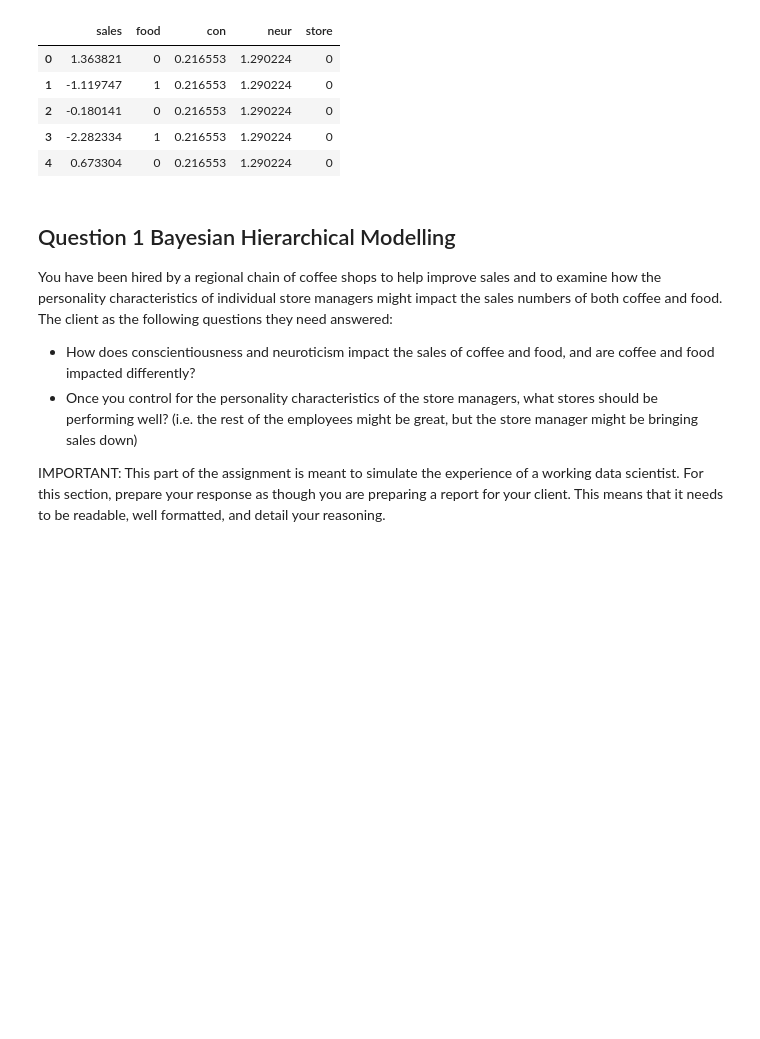
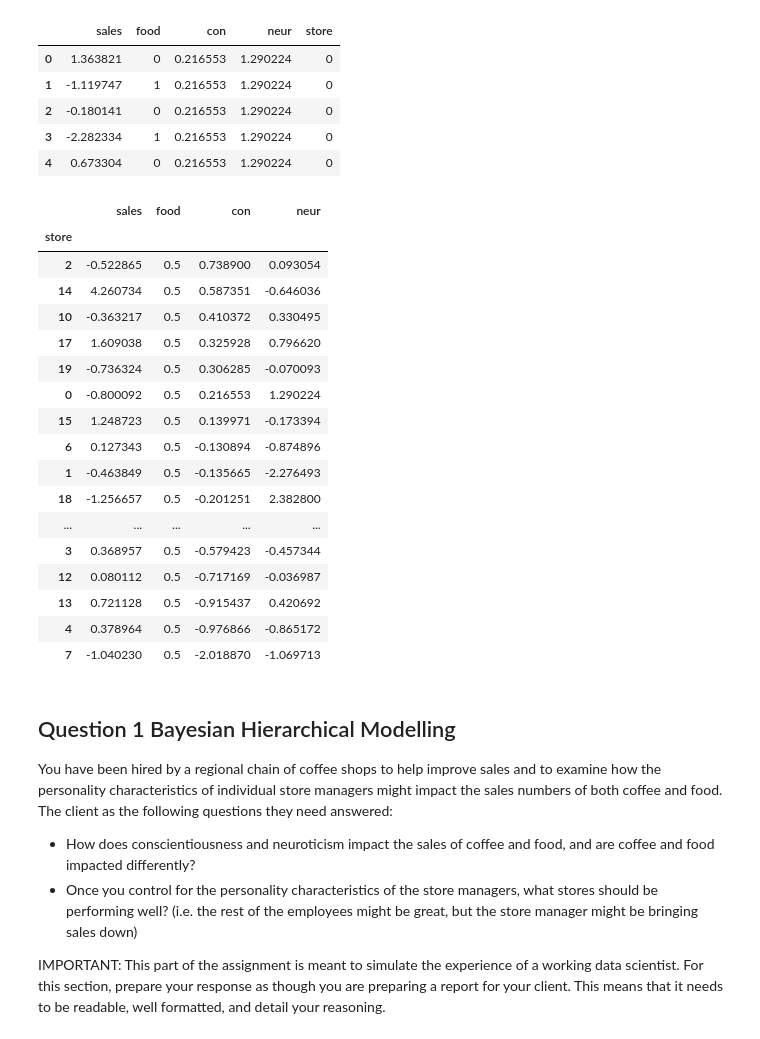
Before and after one commit to hyunsukr/DS6040-Bayesian-Machine-Learning, a Jupyter notebook: Homework/HW4/hw4.ipynb, the cells around one changed output. Cells and saved outputs as stored; diff of their text form; code cells hidden in the pictures; blank space fills up the shorter version.

```diff
--- a/Homework/HW4/hw4.ipynb
+++ b/Homework/HW4/hw4.ipynb
@@ -17,6 +17,27 @@ sales.head()
 | 2 | -0.180141 | 0 | 0.216553 | 1.290224 | 0 |
 | 3 | -2.282334 | 1 | 0.216553 | 1.290224 | 0 |
 | 4 | 0.673304 | 0 | 0.216553 | 1.290224 | 0 |
+# %%
+sales.groupby('store').mean().sort_values('con', ascending=False)
+# %% [output]
+|  | sales | food | con | neur |
+| store |  |  |  |  |
+| 2 | -0.522865 | 0.5 | 0.738900 | 0.093054 |
+| 14 | 4.260734 | 0.5 | 0.587351 | -0.646036 |
+| 10 | -0.363217 | 0.5 | 0.410372 | 0.330495 |
+| 17 | 1.609038 | 0.5 | 0.325928 | 0.796620 |
+| 19 | -0.736324 | 0.5 | 0.306285 | -0.070093 |
+| 0 | -0.800092 | 0.5 | 0.216553 | 1.290224 |
+| 15 | 1.248723 | 0.5 | 0.139971 | -0.173394 |
+| 6 | 0.127343 | 0.5 | -0.130894 | -0.874896 |
+| 1 | -0.463849 | 0.5 | -0.135665 | -2.276493 |
+| 18 | -1.256657 | 0.5 | -0.201251 | 2.382800 |
+| ... | ... | ... | ... | ... |
+| 3 | 0.368957 | 0.5 | -0.579423 | -0.457344 |
+| 12 | 0.080112 | 0.5 | -0.717169 | -0.036987 |
+| 13 | 0.721128 | 0.5 | -0.915437 | 0.420692 |
+| 4 | 0.378964 | 0.5 | -0.976866 | -0.865172 |
+| 7 | -1.040230 | 0.5 | -2.018870 | -1.069713 |
 # %% [markdown]
 ## Question 1 Bayesian Hierarchical Modelling
 
```
Also changed, not shown: parts of 5 cells of this notebook.
